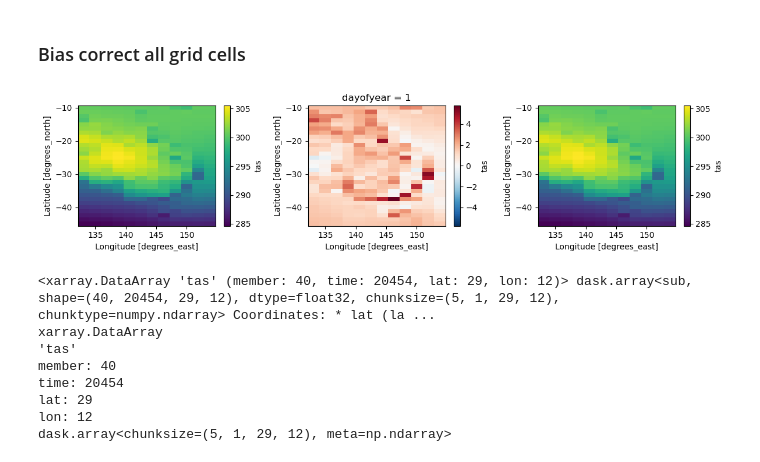
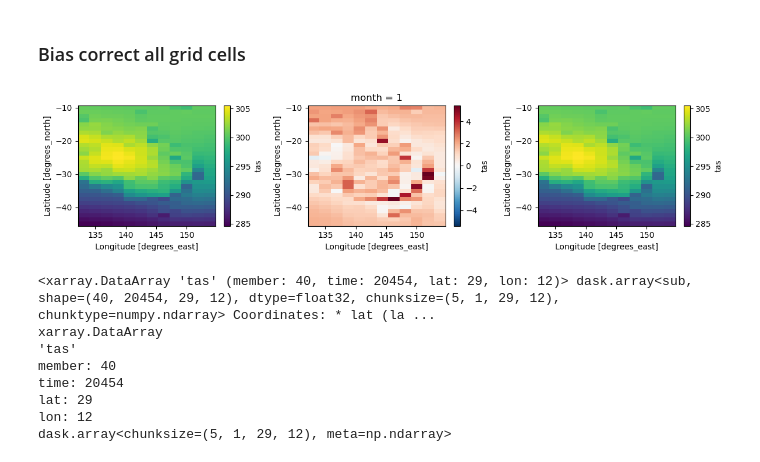
Before and after one commit to dougrichardson/LE_bias_correct, a Jupyter notebook: mean_bias.ipynb, the cells around one changed output. Saved outputs shown, nothing was run; the diff lists cells and outputs as text; code cells hidden in the pictures.

Commit message:
monthly and 31-day dayofyear climatology

```diff
--- a/mean_bias.ipynb
+++ b/mean_bias.ipynb
@@ -326,24 +432,24 @@ ax[1].plot((np.min(e), np.max(e)), (np.min(e), np.max(e)), color="k")
 # %% [markdown]
 ### Bias correct all grid cells
 # %%
-bias = get_bias(tas_model, tas_era, "dayofyear", True, "additive")
+bias = get_bias(tas_model, tas_era, "month", True, "additive")
 
 m_bc = remove_bias(
     tas_model,
     bias,
-    "dayofyear",
+    "month",
     "additive"
 )
 # %%
 fig, ax = plt.subplots(1, 3, figsize=(12, 3))
 
 tas_era.isel(time=tas_era.time.dt.month==1).mean(["time"]).plot(ax=ax[0])
-bias.isel(dayofyear=range(31)).mean("dayofyear").plot(ax=ax[1])
+bias.sel(month=1).plot(ax=ax[1])
 m_bc.isel(time=m_bc.time.dt.month==1).mean(["time", "member"]).plot(ax=ax[2])
 
 plt.tight_layout()
 # %% [output]
-[figure, old version]
+[figure, new version]
 # %%
 m_bc
 # %% [output]
```
Also changed, not shown: parts of 10 cells of this notebook.
